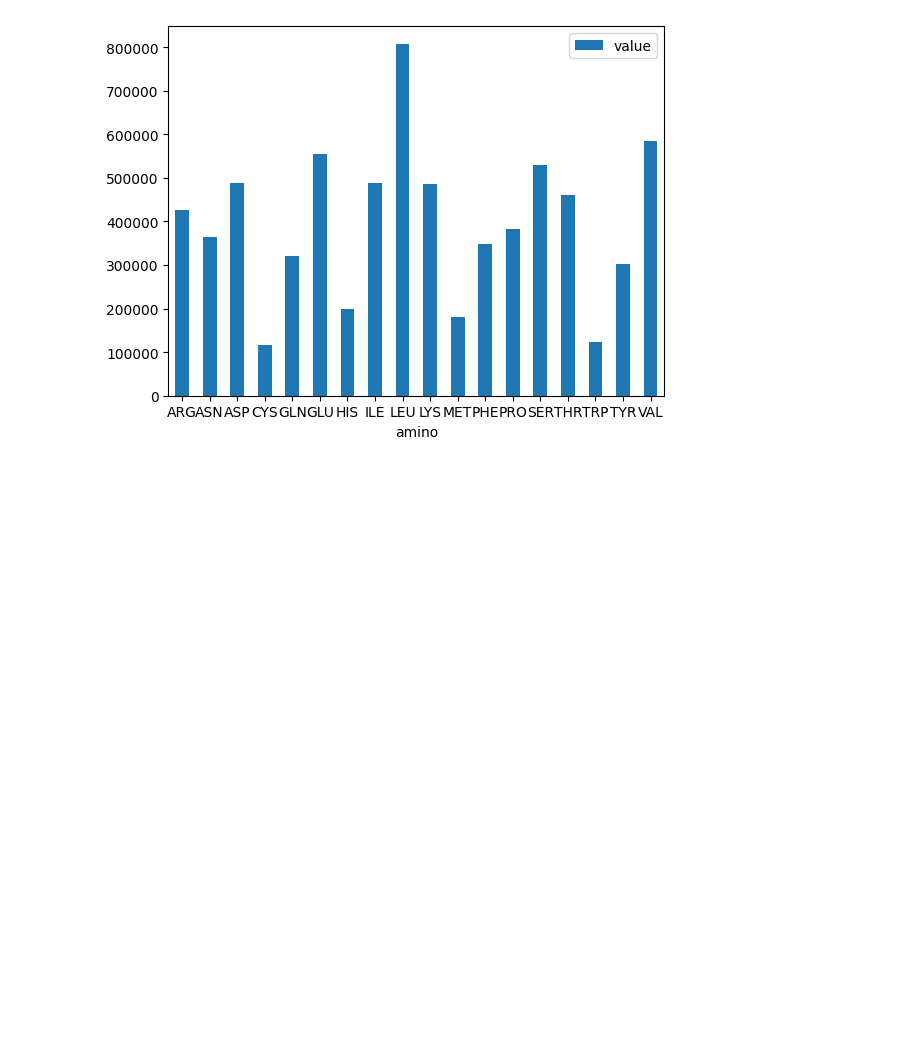
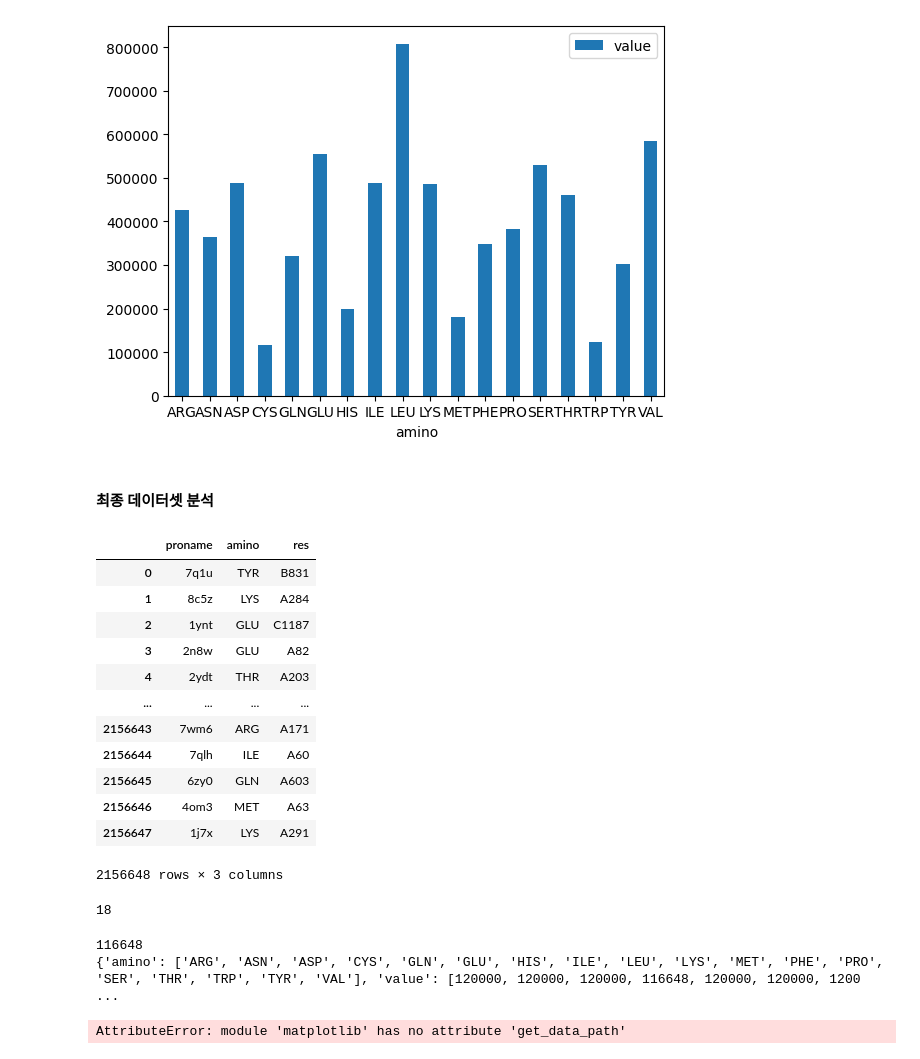
Before and after one commit to kathy5311/Caesar, a Jupyter notebook: code/notebooks/data_balancer.ipynb, the cells around one changed output. Drawn from its saved outputs; the diff is of its cells as text; code cells hidden in the pictures; blank space fills up the shorter version.

```diff
--- a/code/notebooks/data_balancer.ipynb
+++ b/code/notebooks/data_balancer.ipynb
@@ -133,3 +134,53 @@ sample_size=120000
 with open('test_train_list.txt','w+') as f:
     for i, grouped in amiG:
         if len(grouped)
+# %% [markdown]
+#### 최종 데이터셋 분석
+# %%
+import pandas as pd
+df_rev=pd.read_csv('/home/kathy531/Caesar/code/notebooks/final_train_validset.csv')
+df_rev
+# %% [output]
+|  | proname | amino | res |
+| 0 | 7q1u | TYR | B831 |
+| 1 | 8c5z | LYS | A284 |
+| 2 | 1ynt | GLU | C1187 |
+| 3 | 2n8w | GLU | A82 |
+| 4 | 2ydt | THR | A203 |
+| ... | ... | ... | ... |
+| 2156643 | 7wm6 | ARG | A171 |
+| 2156644 | 7qlh | ILE | A60 |
+| 2156645 | 6zy0 | GLN | A603 |
+| 2156646 | 4om3 | MET | A63 |
+| 2156647 | 1j7x | LYS | A291 |
+2156648 rows × 3 columns
+# %%
+amiG2 = df_rev.groupby('amino')
+pron3=[]
+for i, grouped_rev in amiG2:
+    pron3.append(i)
+print(len(pron3))
+# %% [output]
+18
+# %%
+#import matplotlib.pyplot as plt
+
+value_dict={'amino':[],'value':[]}
+for i, grouped_rev in amiG2:
+    if i not in value_dict['amino']:
+        value_dict['amino'].append(i)
+
+        value_dict['value'].append(len(grouped_rev))
+
+print(min(value_dict['value']))
+print(value_dict)
+# %% [output]
+116648
+{'amino': ['ARG', 'ASN', 'ASP', 'CYS', 'GLN', 'GLU', 'HIS', 'ILE', 'LEU', 'LYS', 'MET', 'PHE', 'PRO', 'SER', 'THR', 'TRP', 'TYR', 'VAL'], 'value': [120000, 120000, 120000, 116648, 120000, 120000, 1200 ...
+# %%
+import matplotlib.pyplot as plt
+
+plot_df=pd.DataFrame(value_dict)
+plot_df.plot.bar(x='amino', y='value', rot=0)
+# %% [output]
+AttributeError: module 'matplotlib' has no attribute 'get_data_path'
```
Also changed, not shown: parts of 1 cell of this notebook.
